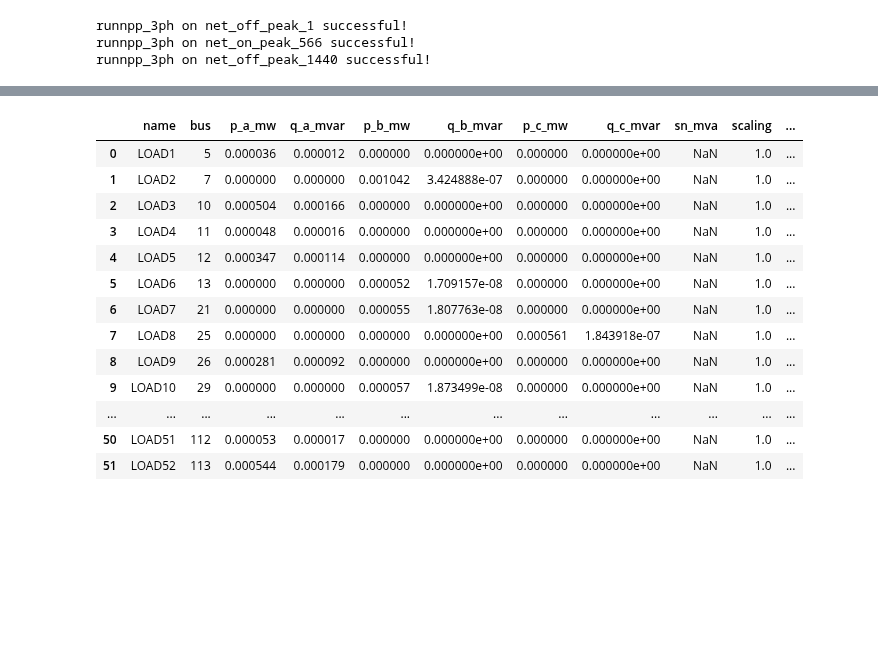
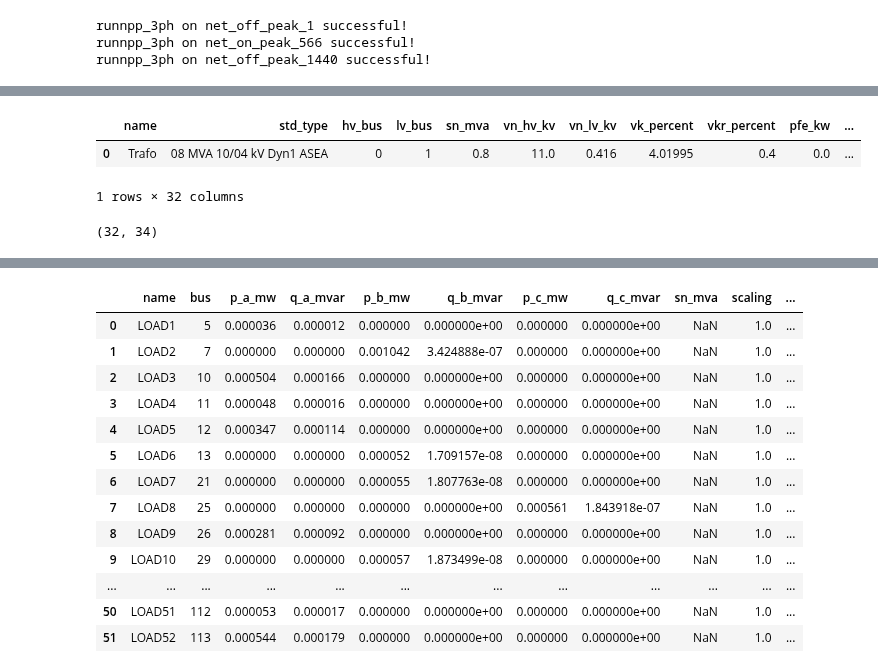
Before and after one commit to antoniovitorvb/IST-thesis-hosting-capacity, a Jupyter notebook: notebooks/906_bus.ipynb, the cells around one changed output, grey strips where cells are left out. Saved outputs shown, nothing was run; the diff lists cells and outputs as text; code cells hidden in the pictures; blank space fills up the shorter version.

```diff
--- a/notebooks/906_bus.ipynb
+++ b/notebooks/906_bus.ipynb
@@ -177,0 +195,10 @@ runnpp_3ph on net_off_peak_1440 successful!
+# %%
+net_off_peak_1440.trafo#.loc[:, net_off_peak_1440.trafo.columns.str.contains('vm')]
+# %% [output]
+|  | name | std_type | hv_bus | lv_bus | sn_mva | vn_hv_kv | vn_lv_kv | vk_percent | vkr_percent | pfe_kw | ... |
+| 0 | Trafo | 08 MVA 10/04 kV Dyn1 ASEA | 0 | 1 | 0.8 | 11.0 | 0.416 | 4.01995 | 0.4 | 0.0 | ... |
+1 rows × 32 columns
+# %%
+len(net_off_peak_1440.trafo.columns), len(net.trafo.columns)
+# %% [output]
+(32, 34)
```
Also changed, not shown: parts of 8 cells of this notebook, 8 other files.
